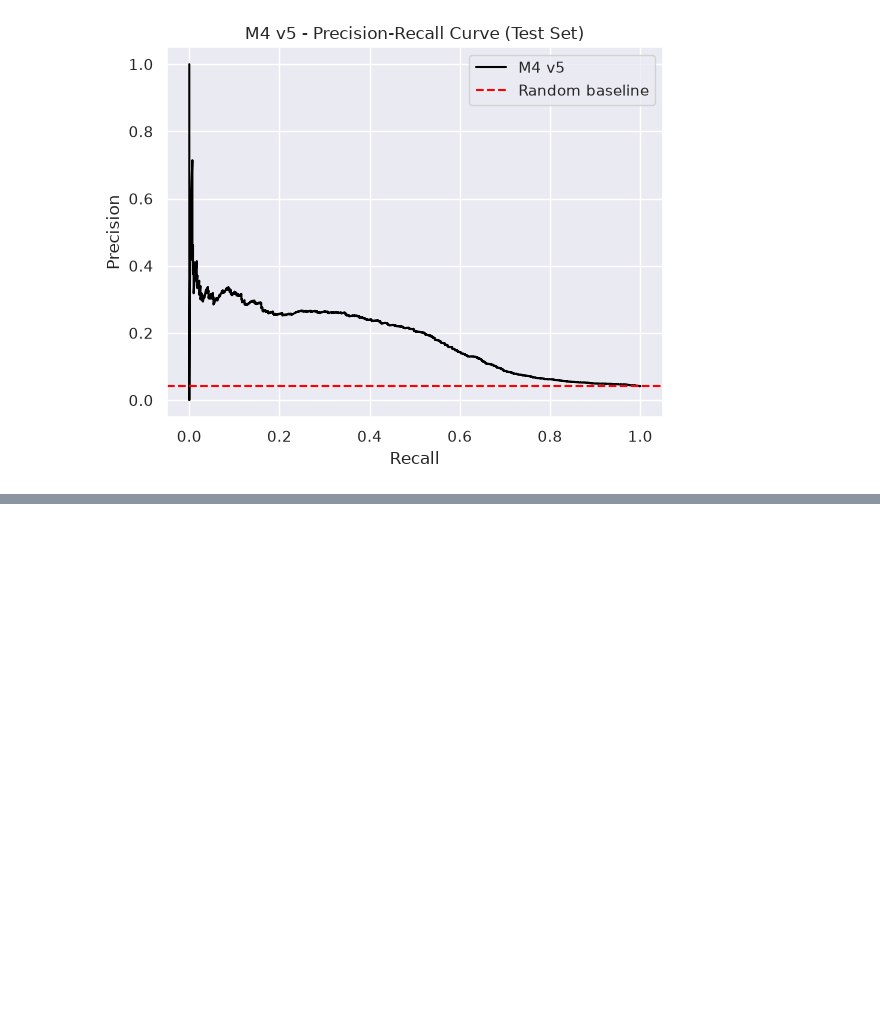
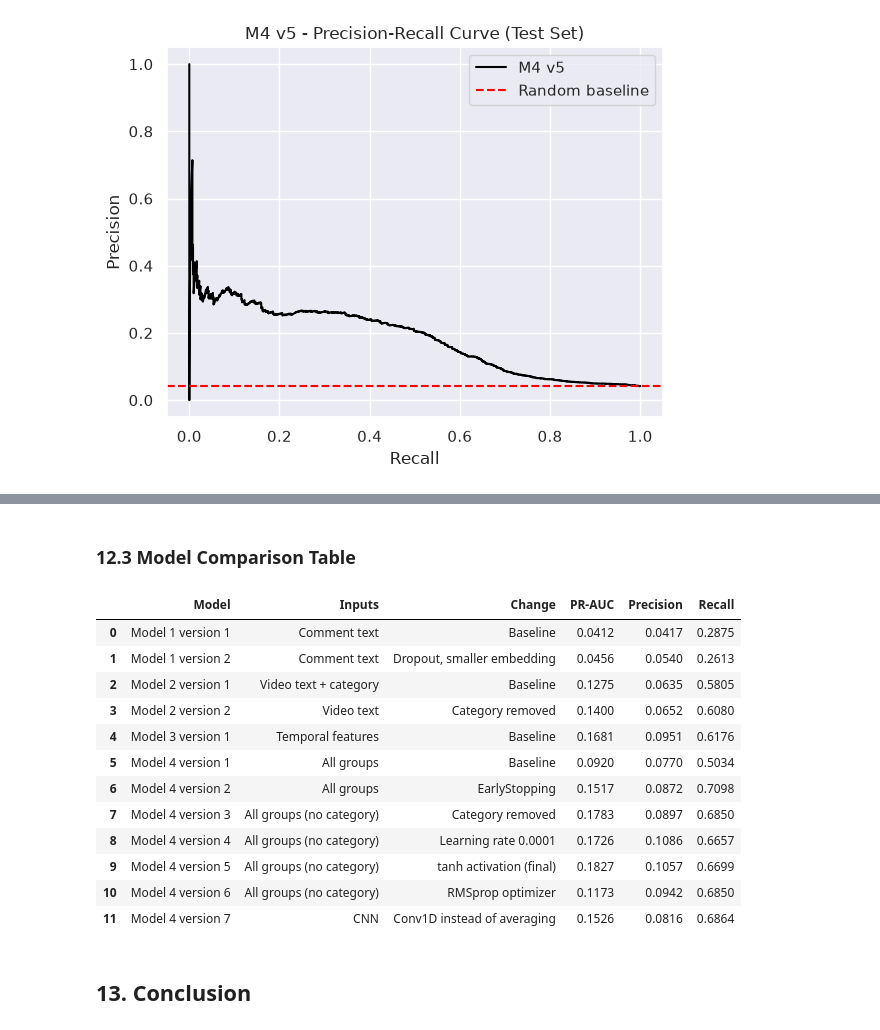
Before and after one commit to fundaBa/IntegratedCA1, a Jupyter notebook: Advanced Data Analysis.ipynb, the cells around one changed output, grey strips where cells are left out. Cells and saved outputs as stored; diff of their text form; code cells hidden in the pictures; blank space fills up the shorter version.

```diff
--- a/Advanced Data Analysis.ipynb
+++ b/Advanced Data Analysis.ipynb
@@ -1444,0 +1426,36 @@ M5 best val PR-AUC: 0.145
+# %% [markdown]
+### 12.3 Model Comparison Table
+# %%
+
+summary = pd.DataFrame([
+    ['Model 1 version 1', 'Comment text', 'Baseline',                           0.0412, 0.0417, 0.2875],
+    ['Model 1 version 2', 'Comment text', 'Dropout, smaller embedding',         0.0456, 0.0540, 0.2613],
+    ['Model 2 version 1', 'Video text + category', 'Baseline',                  0.1275, 0.0635, 0.5805],
+    ['Model 2 version 2', 'Video text', 'Category removed',                     0.1400, 0.0652, 0.6080],
+    ['Model 3 version 1', 'Temporal features', 'Baseline',                      0.1681, 0.0951, 0.6176],
+    ['Model 4 version 1', 'All groups', 'Baseline',                             0.0920, 0.0770, 0.5034],
+    ['Model 4 version 2', 'All groups', 'EarlyStopping',                        0.1517, 0.0872, 0.7098],
+    ['Model 4 version 3', 'All groups (no category)', 'Category removed',       0.1783, 0.0897, 0.6850],
+    ['Model 4 version 4', 'All groups (no category)', 'Learning rate 0.0001',   0.1726, 0.1086, 0.6657],
+    ['Model 4 version 5', 'All groups (no category)', 'tanh activation (final)',0.1827, 0.1057, 0.6699],
+    ['Model 4 version 6', 'All groups (no category)', 'RMSprop optimizer',      0.1173, 0.0942, 0.6850],
+    ['Model 4 version 7', 'CNN', 'Conv1D instead of averaging',                 0.1526, 0.0816, 0.6864],
+], columns=['Model', 'Inputs', 'Change', 'PR-AUC', 'Precision', 'Recall'])
+
+summary
+# %% [output]
+|  | Model | Inputs | Change | PR-AUC | Precision | Recall |
+| 0 | Model 1 version 1 | Comment text | Baseline | 0.0412 | 0.0417 | 0.2875 |
+| 1 | Model 1 version 2 | Comment text | Dropout, smaller embedding | 0.0456 | 0.0540 | 0.2613 |
+| 2 | Model 2 version 1 | Video text + category | Baseline | 0.1275 | 0.0635 | 0.5805 |
+| 3 | Model 2 version 2 | Video text | Category removed | 0.1400 | 0.0652 | 0.6080 |
+| 4 | Model 3 version 1 | Temporal features | Baseline | 0.1681 | 0.0951 | 0.6176 |
+| 5 | Model 4 version 1 | All groups | Baseline | 0.0920 | 0.0770 | 0.5034 |
+| 6 | Model 4 version 2 | All groups | EarlyStopping | 0.1517 | 0.0872 | 0.7098 |
+| 7 | Model 4 version 3 | All groups (no category) | Category removed | 0.1783 | 0.0897 | 0.6850 |
+| 8 | Model 4 version 4 | All groups (no category) | Learning rate 0.0001 | 0.1726 | 0.1086 | 0.6657 |
+| 9 | Model 4 version 5 | All groups (no category) | tanh activation (final) | 0.1827 | 0.1057 | 0.6699 |
+| 10 | Model 4 version 6 | All groups (no category) | RMSprop optimizer | 0.1173 | 0.0942 | 0.6850 |
+| 11 | Model 4 version 7 | CNN | Conv1D instead of averaging | 0.1526 | 0.0816 | 0.6864 |
+# %% [markdown]
+## 13. Conclusion
```
Also changed, not shown: parts of 84 cells of this notebook, 1 other file.
